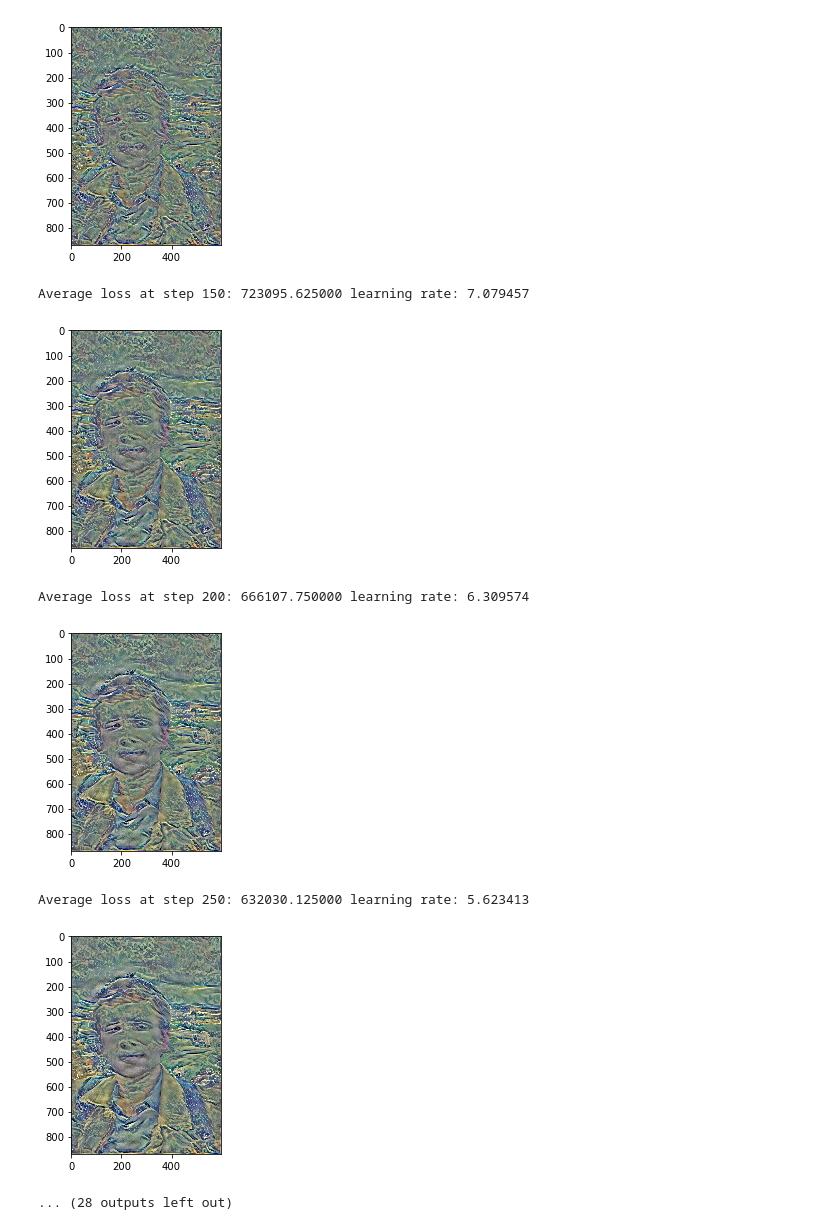
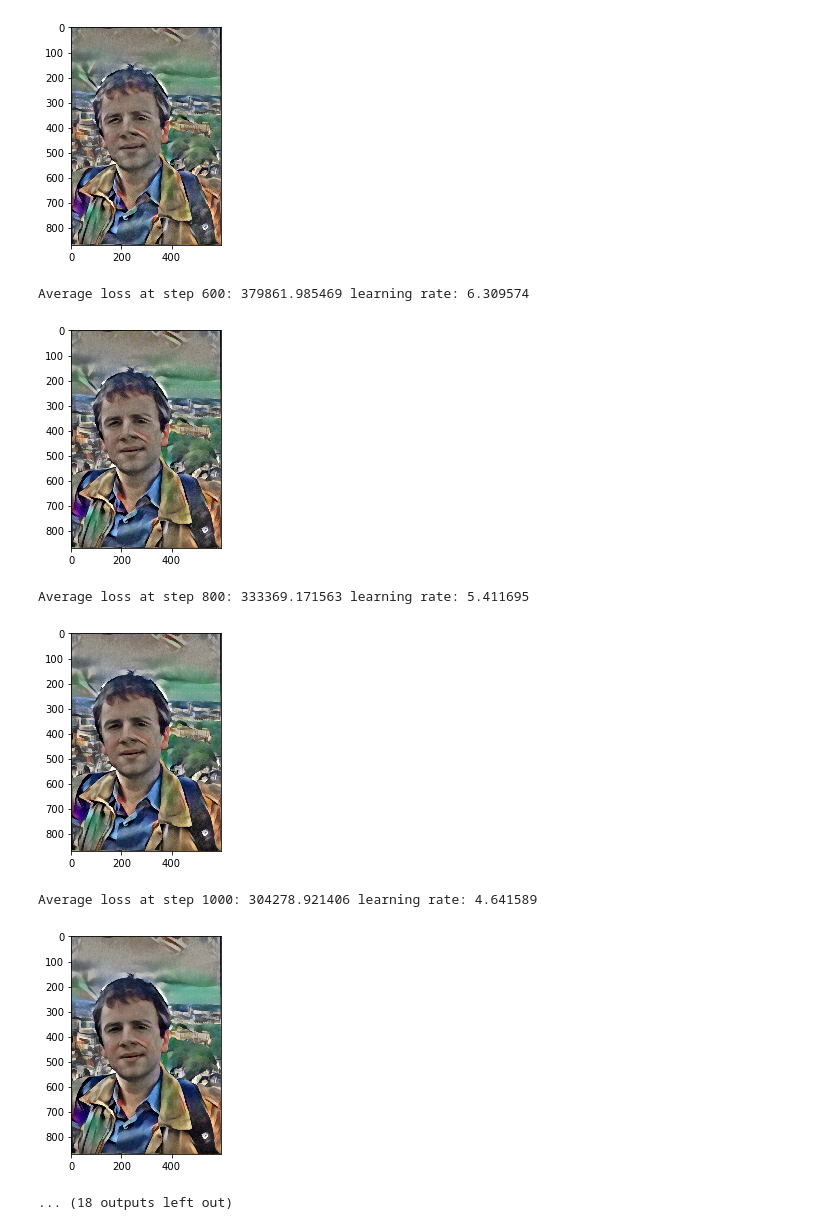
Before and after one commit to bruce-guangyu-wang/nn_workshop, a Jupyter notebook: Art-Style-Transformation/slow-neural-arts.ipynb, the cells around one changed output. Drawn from its saved outputs; the diff is of its cells as text; code cells hidden in the pictures.

Commit message:
update image

```diff
--- a/Art-Style-Transformation/slow-neural-arts.ipynb
+++ b/Art-Style-Transformation/slow-neural-arts.ipynb
@@ -90,14 +90,13 @@ def unprocess(image, mean_pixel):
 # parameters setup
 network = "imagenet-vgg-verydeep-19.mat"
 content_dir = "examples/face.jpg"
-styles_dir = ["examples/wave.jpg"]
+styles_dir = ["examples/udnie.jpg"]
 num_steps = 3000
 content_weight = 5e0
 style_weight = 1e2
 style_blend_weights = [1]
 tv_weight = 1e2
-print_iterations = 50
-checkpoint_iterations = 50
+summary_frequency = 200
 # %%
 # read image as matrix
 content = imread(content_dir)
@@ -186,7 +185,7 @@ with graph.as_default():
 
     # learning rate
     global_step = tf.Variable(0, trainable=False)
-    learning_rate = tf.train.exponential_decay(10.0, global_step, 1000, 0.1, staircase=False)
+    learning_rate = tf.train.exponential_decay(10.0, global_step, 3000, 0.1, staircase=False)
 
     # optimizer setup
     optimizer = tf.train.AdamOptimizer(learning_rate).minimize(loss, global_step=global_step)
@@ -197,12 +196,17 @@ with graph.as_default():
 # %%
 with tf.Session(graph=graph) as sess:
     sess.run(tf.global_variables_initializer())
+    print('Initialized')
+    mean_loss = 0
     for step in range(num_steps):
-        last_step = (step == num_steps - 1)
         _, lr, l = sess.run([optimizer, learning_rate, loss])
-        if (checkpoint_iterations and step % checkpoint_iterations == 0) or last_step:
+        mean_loss += l
+        if step % summary_frequency == 0:
+            if step > 0:
+                mean_loss = mean_loss / summary_frequency
             print(
-                'Average loss at step %d: %f learning rate: %f' % (step, l, lr))
+                'Average loss at step %d: %f learning rate: %f' % (step, mean_loss, lr))
+            mean_loss = 0
             if l < best_loss:
                 best_loss = l
                 best = image.eval()
@@ -218,9 +223,9 @@ Average loss at step 100: 838073.812500 learning rate: 7.943282
-[figure, old version]
+[figure, new version]
-Average loss at step 150: 723095.625000 learning rate: 7.079457
+Average loss at step 600: 379861.985469 learning rate: 6.309574
-[figure, old version]
+[figure, new version]
-Average loss at step 200: 666107.750000 learning rate: 6.309574
+Average loss at step 800: 333369.171563 learning rate: 5.411695
-[figure, old version]
+[figure, new version]
-Average loss at step 250: 632030.125000 learning rate: 5.623413
+Average loss at step 1000: 304278.921406 learning rate: 4.641589
-[figure, old version]
+[figure, new version]
-... (28 outputs left out)
+... (18 outputs left out)
 # %%
```
Also changed, not shown: parts of 3 cells of this notebook, 15 other files.
